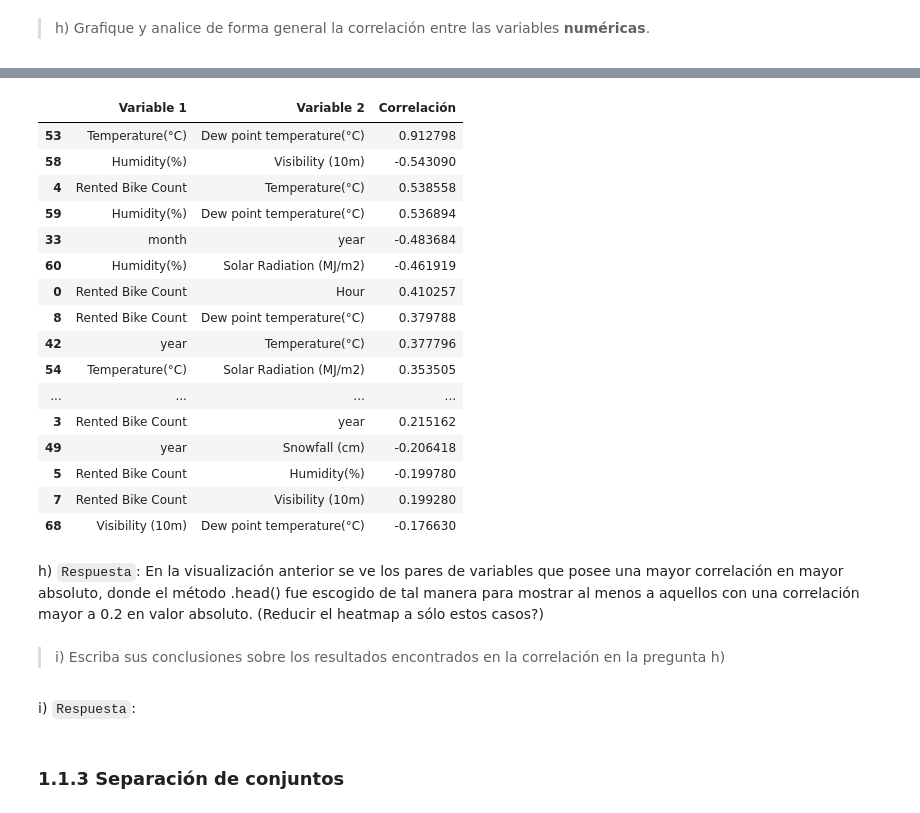
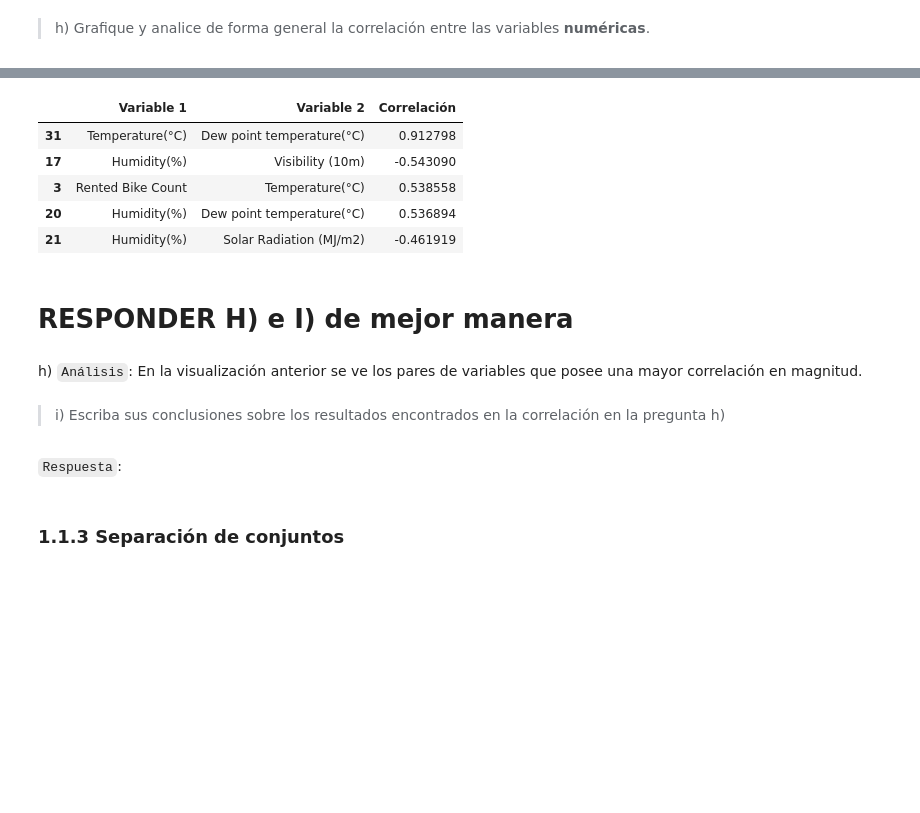
Before and after one commit to DYessouroun/Tareas-ML, a Jupyter notebook: Enunciado_tarea_1.ipynb, the cells around one changed output, grey strips where cells are left out. Saved outputs shown, nothing was run; the diff lists cells and outputs as text; code cells hidden in the pictures; blank space fills up the shorter version.

```diff
--- a/Enunciado_tarea_1.ipynb
+++ b/Enunciado_tarea_1.ipynb
@@ -422,6 +452,22 @@ Responda las siguientes preguntas:
 f) `Respuesta`: Ordenando de mayor a menor: Verano, Otoño, Primavera, Invierno.
 
 > g) Transforme la fecha en variables numéricas, es decir, si _Date_ es 01/12/2017, entonces obtenga _Año_=2017, _mes_=12, _día_=1. Agreguelas al dataframe.
+# %%
+data['Date'] = pd.to_datetime(data['Date'], format='%d/%m/%Y')
+
+data['year'] = data['Date'].dt.year
+data['month'] = data['Date'].dt.month
+data['dayofweek'] = data['Date'].dt.day
+
+data.drop('Date', axis=1, inplace=True)
+
+# Especificamos el nuevo orden de las columnas
+lista = data.columns.tolist()
+nuevos_indices = [15, 14, 13, 1, 0, 2, 3, 4, 5, 6, 7, 8, 9, 10, 11, 12]
+new_order = [lista[i] for i in nuevos_indices]
+
+# Reordenamos las columnas del DataFrame
+data = data.reindex(columns=new_order)
 # %%
 data.head()
 # %% [output]
@@ -434,12 +479,0 @@ data.head()
-# %%
-data['Date'] = pd.to_datetime(data['Date'], format='%d/%m/%Y')
-
-data['year'] = data['Date'].dt.year
-data['month'] = data['Date'].dt.month
-data['dayofweek'] = data['Date'].dt.dayofweek
-
-data.drop('Date', axis=1, inplace=True)
-
-"""
-Su código aquí
-"""
@@ -466,3 +479,0 @@ data.head()
-# %%
-info = datainfo()
-info
@@ -487,7 +480,10 @@ info
 # %% [markdown]
 > h) Grafique y analice de forma general la correlación entre las variables **numéricas**.
 # %%
-data_corr= data.corr()
+# Seleccionar variables numéricas
+numericas = list(info[info['DataType'] == 'int64'].index) + list(info[info['DataType'] == 'float64'].index)
+
+data_corr= data[numericas].corr()
 plt.figure(figsize=(12,12))
 
 sns.heatmap(data_corr, cmap='coolwarm', linewidths=0.1, annot=True, linecolor='white')
@@ -497,46 +493,37 @@ sns.heatmap(data_corr, cmap='coolwarm', linewidths=0.1, annot=True, linecolor='w
 # %%
 # Crear un DataFrame vacío
 df = pd.DataFrame(columns=['Variable 1', 'Variable 2', 'Correlación'])
 
 # Crear una lista con todas las combinaciones posibles de las variables
 variable_combinations = [(i, j) for idx, i in enumerate(data_corr.columns) for j in data_corr.columns[idx+1:]]
 
 # Crear una lista con las correlaciones correspondientes a cada combinación de variables
 correlations = [data_corr.loc[i, j] for i, j in variable_combinations]
 
 # Crear un DataFrame con las combinaciones de variables y correlaciones
 new_df = pd.DataFrame({'Variable 1': [i for i, j in variable_combinations],
                        'Variable 2': [j for i, j in variable_combinations],
                        'Correlación': correlations})
 
 # Ordenar el DataFrame por la correlación en valor absoluto
 new_df = new_df.iloc[(-new_df['Correlación'].abs()).argsort()]
 
 # Mostrar el DataFrame resultante
-new_df.head(25)
+new_df.head()
 # %% [output]
 |  | Variable 1 | Variable 2 | Correlación |
-| 53 | Temperature(°C) | Dew point temperature(°C) | 0.912798 |
-| 58 | Humidity(%) | Visibility (10m) | -0.543090 |
-| 4 | Rented Bike Count | Temperature(°C) | 0.538558 |
-| 59 | Humidity(%) | Dew point temperature(°C) | 0.536894 |
-| 33 | month | year | -0.483684 |
-| 60 | Humidity(%) | Solar Radiation (MJ/m2) | -0.461919 |
-| 0 | Rented Bike Count | Hour | 0.410257 |
-| 8 | Rented Bike Count | Dew point temperature(°C) | 0.379788 |
-| 42 | year | Temperature(°C) | 0.377796 |
-| 54 | Temperature(°C) | Solar Radiation (MJ/m2) | 0.353505 |
-| ... | ... | ... | ... |
-| 3 | Rented Bike Count | year | 0.215162 |
-| 49 | year | Snowfall (cm) | -0.206418 |
-| 5 | Rented Bike Count | Humidity(%) | -0.199780 |
-| 7 | Rented Bike Count | Visibility (10m) | 0.199280 |
-| 68 | Visibility (10m) | Dew point temperature(°C) | -0.176630 |
+| 31 | Temperature(°C) | Dew point temperature(°C) | 0.912798 |
+| 17 | Humidity(%) | Visibility (10m) | -0.543090 |
+| 3 | Rented Bike Count | Temperature(°C) | 0.538558 |
+| 20 | Humidity(%) | Dew point temperature(°C) | 0.536894 |
+| 21 | Humidity(%) | Solar Radiation (MJ/m2) | -0.461919 |
+# %% [markdown]
+# RESPONDER H) e I) de mejor manera
 # %% [markdown]
-h) `Respuesta`: En la visualización anterior se ve los pares de variables que posee una mayor correlación en mayor absoluto, donde el método .head() fue escogido de tal manera para mostrar al menos a aquellos con una correlación mayor a 0.2 en valor absoluto. (Reducir el heatmap a sólo estos casos?)
+h) `Análisis`: En la visualización anterior se ve los pares de variables que posee una mayor correlación en magnitud.
 # %% [markdown]
 > i) Escriba sus conclusiones sobre los resultados encontrados en la correlación en la pregunta h)
 # %% [markdown]
-i) `Respuesta`:
+`Respuesta`:
 # %% [markdown]
 ### 1.1.3 Separación de conjuntos
```
Also changed, not shown: parts of 34 cells of this notebook, 1 other file.
